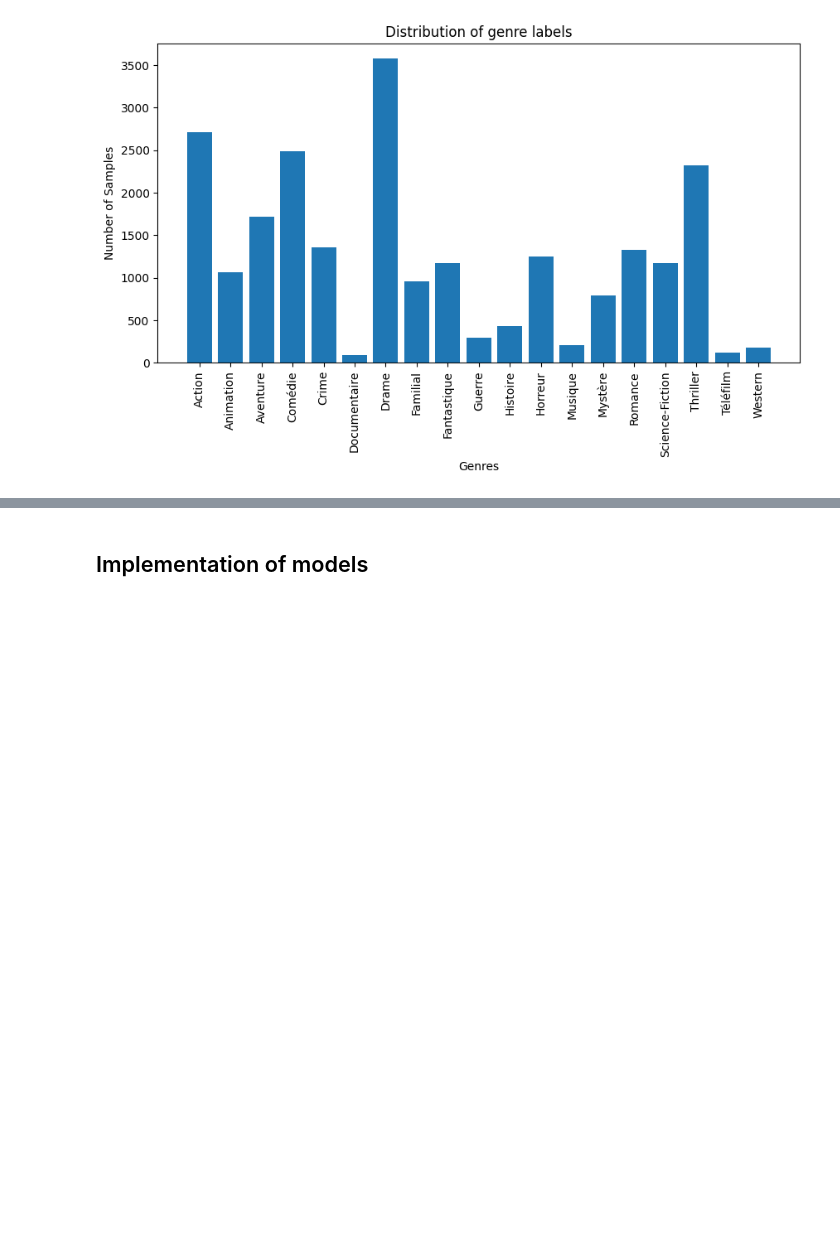
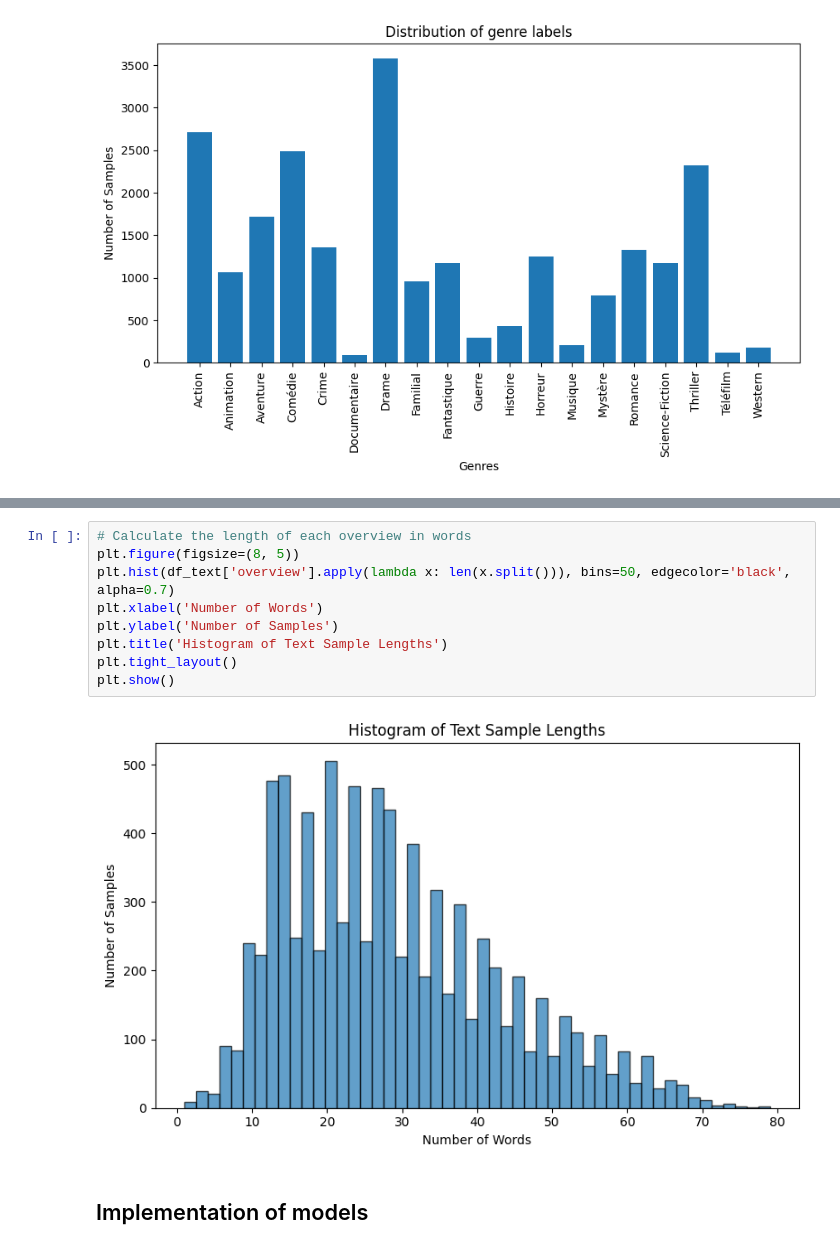
Before and after one commit to 0zzone/machine-learning-efrei-s8, a Jupyter notebook: tmdb.ipynb, the cells around one changed output, grey strips where cells are left out. Cells and saved outputs as stored; diff of their text form; blank space fills up the shorter version.

```diff
--- a/tmdb.ipynb
+++ b/tmdb.ipynb
@@ -338,3 +380,14 @@ plt.show()
+# %%
+# Calculate the length of each overview in words
+plt.figure(figsize=(8, 5))
+plt.hist(df_text['overview'].apply(lambda x: len(x.split())), bins=50, edgecolor='black', alpha=0.7)
+plt.xlabel('Number of Words')
+plt.ylabel('Number of Samples')
+plt.title('Histogram of Text Sample Lengths')
+plt.tight_layout()
+plt.show()
+# %% [output]
+[figure, added]
 # %% [markdown]
 ## Implementation of models
 # %% [markdown]
```
Also changed, not shown: parts of 5 cells of this notebook, 1 other file.
